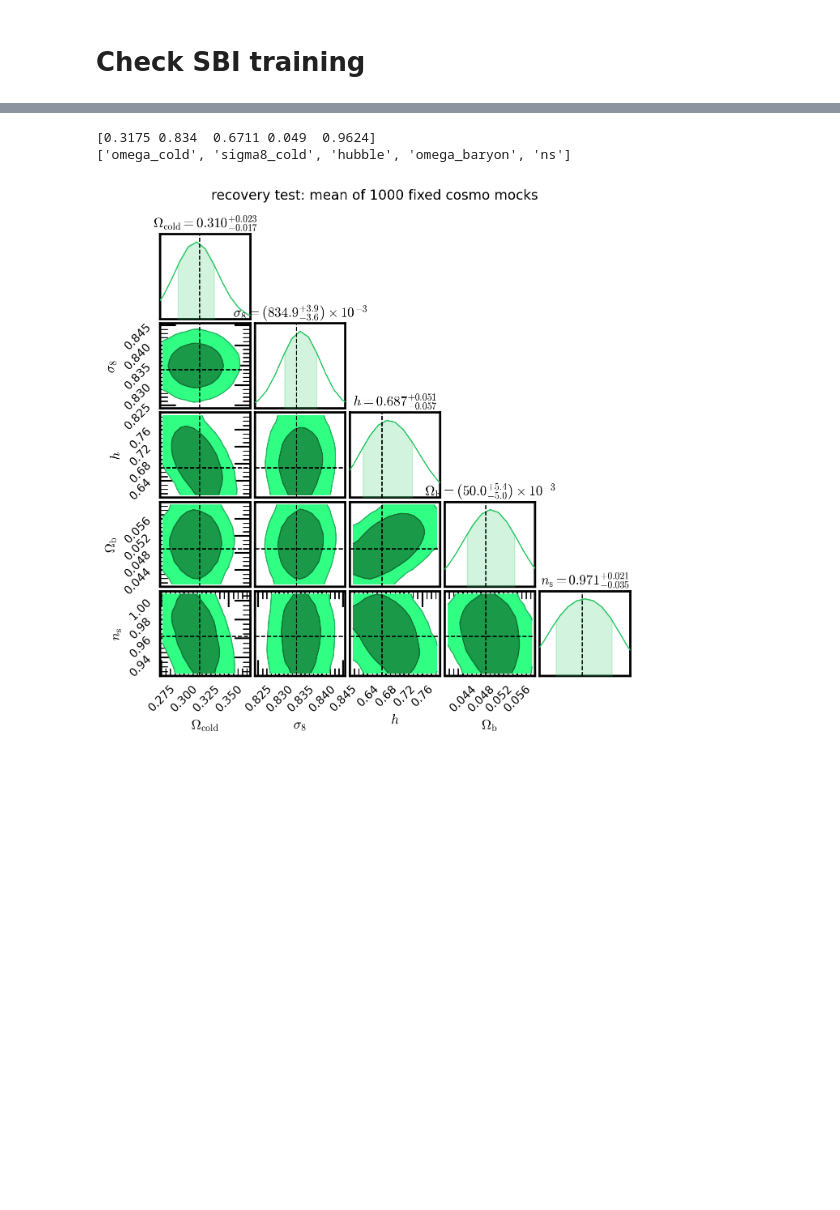
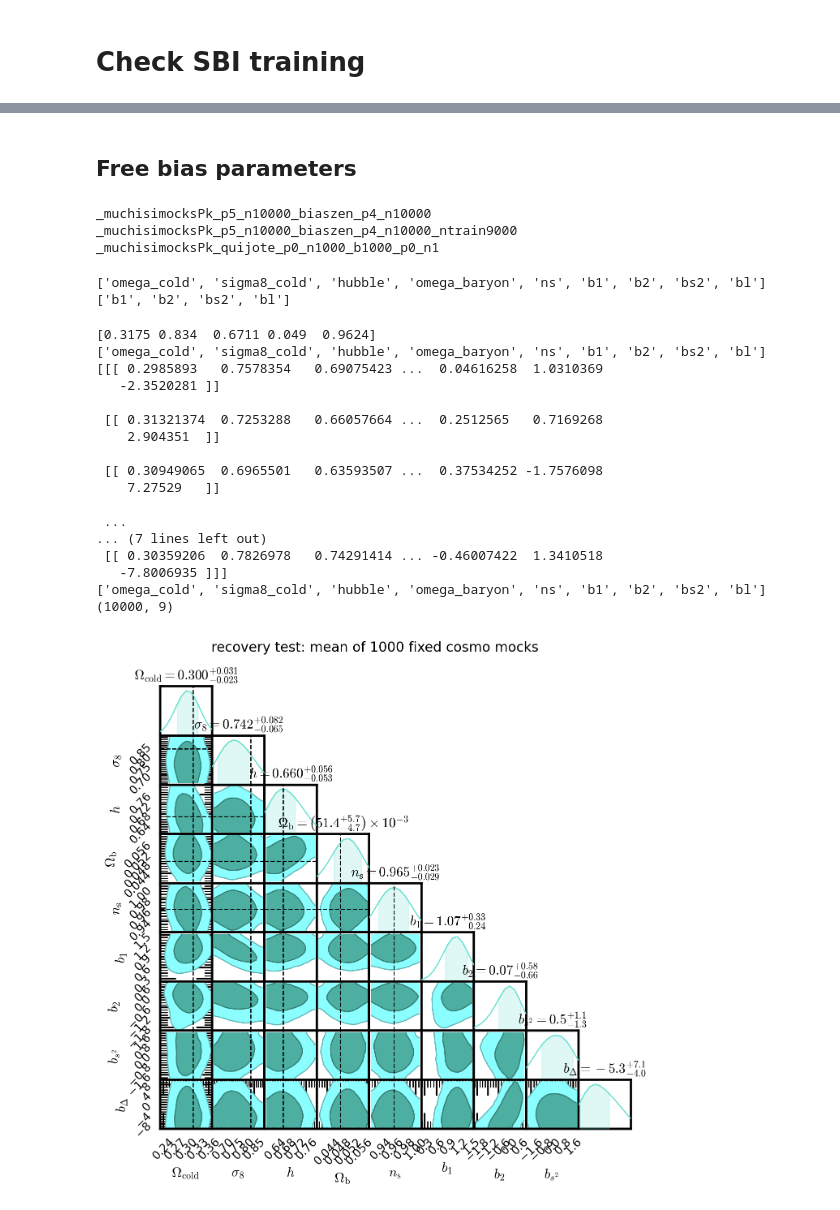
Before and after one commit to kstoreyf/muchisimocks, a Jupyter notebook: notebooks/2025-01-24_inference_muchisimocksPk.ipynb, the cells around one changed output, grey strips where cells are left out. Saved outputs shown, nothing was run; the diff lists cells and outputs as text; code cells hidden in the pictures; blank space fills up the shorter version.

```diff
--- a/notebooks/2025-01-24_inference_muchisimocksPk.ipynb
+++ b/notebooks/2025-01-24_inference_muchisimocksPk.ipynb
@@ -146,35 +185,99 @@ plt.grid(True)
+# %% [markdown]
+## Free bias parameters
+# %%
+### Training data
+n_train = 9000
+tag_params = '_p5_n10000'
+tag_biasparams = '_biaszen_p4_n10000'
+tag_datagen = ''
+tag_data_train = '_'+data_mode + tag_params + tag_biasparams + tag_datagen
+mask = data_loader.get_Pk_mask(tag_data_train)
+tag_inf = f'{tag_data_train}_ntrain{n_train}'
+# only need kwargs here if want to investivate the training data; otherwise only
+# need tag to load model
+kwargs_data_train = {'tag_datagen': tag_datagen}
+
+### Set up test data
+tag_params_test = '_quijote_p0_n1000'
+tag_biasparams_test = '_b1000_p0_n1'
+tag_datagen_test = ''
+tag_data_test = '_'+data_mode + tag_params_test + tag_biasparams_test + tag_datagen_test
+n_rlzs_per_cosmo = 1
+evaluate_mean = True # will want to use with fixed cosmo muchisimocks
+kwargs_data_test = {'tag_datagen': tag_datagen}
+
+print(tag_data_train)
+print(tag_inf)
+print(tag_data_test)
+# %% [output]
+_muchisimocksPk_p5_n10000_biaszen_p4_n10000
+_muchisimocksPk_p5_n10000_biaszen_p4_n10000_ntrain9000
+_muchisimocksPk_quijote_p0_n1000_b1000_p0_n1
+# %%
+params_df, param_dict_fixed, biasparams_df, biasparams_dict_fixed, random_ints, random_ints_bias = data_loader.load_params(tag_params, tag_biasparams)
+params_df_test, param_dict_fixed_test, biasparams_df_test, biasparams_dict_fixed_test, random_ints_test, random_ints_bias_test = data_loader.load_params(tag_params_test, tag_biasparams_test)
+
+# for muchisimocks, we will probably want to vary the same params as the training data
+cosmo_param_names_vary, bias_param_names_vary = [], []
+if params_df is not None:
+    cosmo_param_names_vary = params_df.columns.tolist()
+if biasparams_df is not None:
+    bias_param_names_vary = biasparams_df.columns.tolist()
+param_names_vary = cosmo_param_names_vary + bias_param_names_vary
+param_labels = [utils.param_label_dict[param_name] for param_name in param_names_vary]
+print(param_names_vary)
+print(bias_param_names_vary)
+# %% [output]
+['omega_cold', 'sigma8_cold', 'hubble', 'omega_baryon', 'ns', 'b1', 'b2', 'bs2', 'bl']
+['b1', 'b2', 'bs2', 'bl']
 # %%
 inf_methods = [
                #'dynesty',
                'sbi'
               ]
 tags_inf = [
             #tag_inf,
-            tag_inf,
+            '_muchisimocksPk_p5_n10000_biaszen_p4_n10000_ntrain9000'
             ]
 tags_test = [
              #None,
              f'{tag_data_test}_mean'
             ]
 labels_extra = [
                 '',
                 '',
                 ]
 title = 'recovery test: mean of 1000 fixed cosmo mocks'
-colors = [utils.color_dict_methods[meth] for meth in inf_methods]
+#colors = [utils.color_dict_methods[meth] for meth in inf_methods]
+colors = ['#63E0CF', 'cyan']
 #colors = ['#63E0CF', 'cyan', 'blue', '#2E3CA2']
 #colors[1] = 'purple'
 
 for idx_obs in [0]:
     theta_obs_true = theta_test[idx_obs]
     #theta_obs_true = theta_test
     print(theta_obs_true)
     print(param_names_vary)
     plotter.plot_contours_inf(param_names_vary, idx_obs, theta_obs_true,
                             inf_methods, tags_inf, tags_test=tags_test,
                             colors=colors, labels_extra=labels_extra,
                             title=title)
 # %% [output]
 [0.3175 0.834  0.6711 0.049  0.9624]
-['omega_cold', 'sigma8_cold', 'hubble', 'omega_baryon', 'ns']
+['omega_cold', 'sigma8_cold', 'hubble', 'omega_baryon', 'ns', 'b1', 'b2', 'bs2', 'bl']
+[[[ 0.2985893   0.7578354   0.69075423 ...  0.04616258  1.0310369
+   -2.3520281 ]]
+
+ [[ 0.31321374  0.7253288   0.66057664 ...  0.2512565   0.7169268
+    2.904351  ]]
+
+ [[ 0.30949065  0.6965501   0.63593507 ...  0.37534252 -1.7576098
+    7.27529   ]]
+
+ ...
+... (7 lines left out)
+ [[ 0.30359206  0.7826978   0.74291414 ... -0.46007422  1.3410518
+   -7.8006935 ]]]
+['omega_cold', 'sigma8_cold', 'hubble', 'omega_baryon', 'ns', 'b1', 'b2', 'bs2', 'bl']
+(10000, 9)
-[figure, old version]
+[figure, new version]
```
Also changed, not shown: parts of 3 cells of this notebook, 6 other files.
